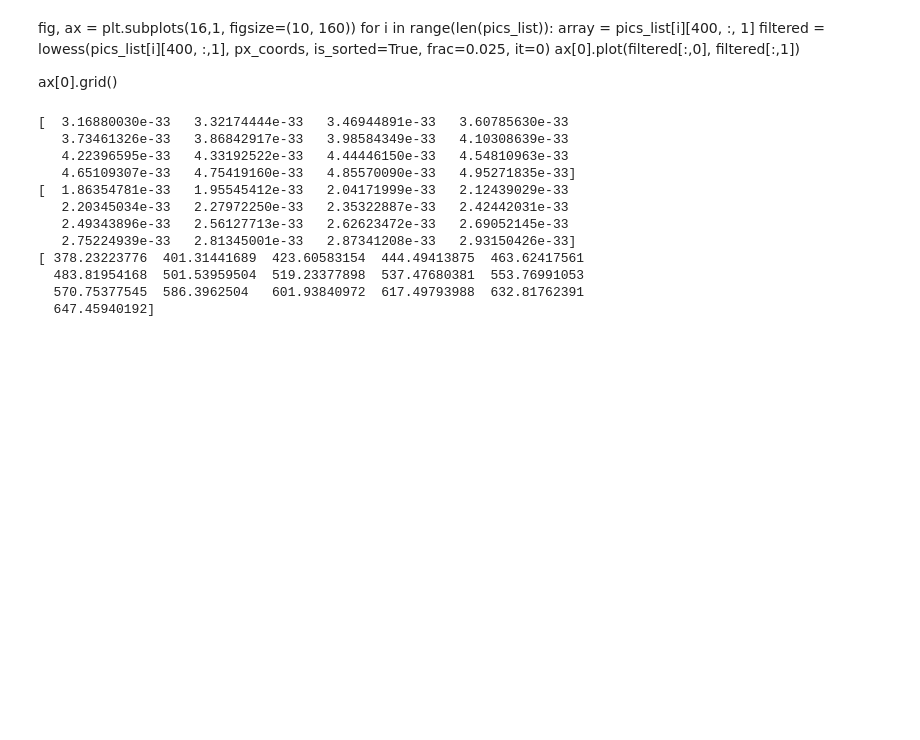
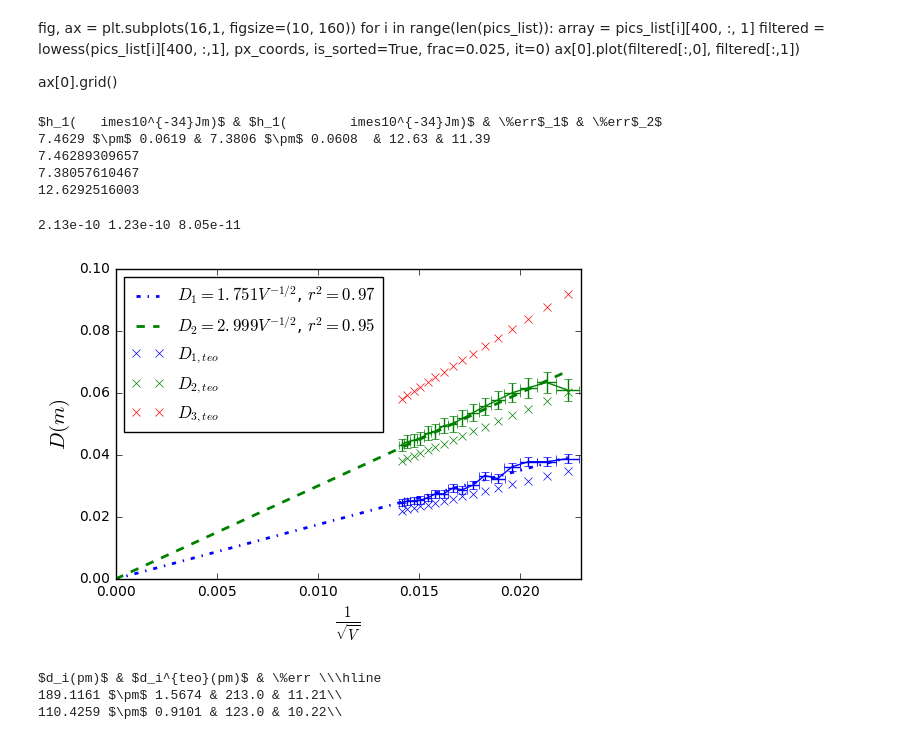
Before and after one commit to dforero0896/Laboratorio_Intermedio, a Jupyter notebook: Difr_electrones/difr_elec.ipynb, the cells around one changed output. Cells and saved outputs as stored; diff of their text form; code cells hidden in the pictures; blank space fills up the shorter version.

```diff
--- a/Difr_electrones/difr_elec.ipynb
+++ b/Difr_electrones/difr_elec.ipynb
@@ -206,22 +239,51 @@ for i in range(len(pics_list)):
     ax[0].plot(filtered[:,0], filtered[:,1])
 
 ax[0].grid()
-# %%
-h_exp_1 = np.sqrt(2*m_e*e*Volt)*2*d1/1 * np.sin(0.5*np.arctan(D1/2*13.5))
-h_exp_2 = np.sqrt(2*m_e*e*Volt)*2*d2/2 * np.sin(0.5*np.arctan(D2/2*13.5))
-print h_exp_1
-print h_exp_2
-print 100*abs(h-h_exp_1)/h
-# %% [output]
-[  3.16880030e-33   3.32174444e-33   3.46944891e-33   3.60785630e-33
-   3.73461326e-33   3.86842917e-33   3.98584349e-33   4.10308639e-33
-   4.22396595e-33   4.33192522e-33   4.44446150e-33   4.54810963e-33
-   4.65109307e-33   4.75419160e-33   4.85570090e-33   4.95271835e-33]
-[  1.86354781e-33   1.95545412e-33   2.04171999e-33   2.12439029e-33
-   2.20345034e-33   2.27972250e-33   2.35322887e-33   2.42442031e-33
-   2.49343896e-33   2.56127713e-33   2.62623472e-33   2.69052145e-33
-   2.75224939e-33   2.81345001e-33   2.87341208e-33   2.93150426e-33]
-[ 378.23223776  401.31441689  423.60583154  444.49413875  463.62417561
-  483.81954168  501.53959504  519.23377898  537.47680381  553.76991053
-  570.75377545  586.3962504   601.93840972  617.49793988  632.81762391
-  647.45940192]
+# %%
+h_exp_1 = d1_teo*popt[0]*np.sqrt(2*m_e*e)/(2*13.5e-2)
+h_exp_2 = d2_teo*popt2[0]*np.sqrt(2*m_e*e)/(2*13.5e-2)
+h_exp_1_un=d1_teo*perr[0]*np.sqrt(2*m_e*e)/(2*13.5e-2)
+h_exp_2_un=d2_teo*perr2[0]*np.sqrt(2*m_e*e)/(2*13.5e-2)
+
+print '$h_1(\times10^{-34}Jm)$ & $h_1(\times10^{-34}Jm)$ & \%err$_1$ & \%err$_2$'
+print '%.4f $\pm$ %.4f & %.4f $\pm$ %.4f  & %.2f & %.2f'%(1e34*h_exp_1, 1e34*h_exp_1_un, 1e34*h_exp_2, 1e34*h_exp_2_un, 100*abs(h-h_exp_1)/h, 100*abs(h-h_exp_2)/h)
+print h_exp_1*1e34
+print h_exp_2*1e34
+print 100*abs(h-h_exp_1)/h
+# %% [output]
+$h_1(   imes10^{-34}Jm)$ & $h_1(        imes10^{-34}Jm)$ & \%err$_1$ & \%err$_2$
+7.4629 $\pm$ 0.0619 & 7.3806 $\pm$ 0.0608  & 12.63 & 11.39
+7.46289309657
+7.38057610467
+12.6292516003
+# %%
+d3_teo=80.5e-12
+D1_teo=2*13.5e-2*lambdas_deBroglie/d1_teo
+D2_teo=2*13.5e-2*lambdas_deBroglie/d2_teo
+D3_teo=2*13.5e-2*lambdas_deBroglie/d3_teo
+plt.plot(x, func(x, *popt), label='$D_1=%.3f V^{-1/2}$, $r^2=%.2f$'%(popt[0],corr_d1),ls='-.', lw=2, c='b')
+plt.plot(x, func(x, *popt2), label='$D_2=%.3f V^{-1/2}$, $r^2=%.2f$'%(popt2[0], corr_d2), ls='--', lw=2, c='g')
+plt.plot(1./(np.sqrt(Volt)), D1_teo, 'x', label='$D_{1,teo}$')
+plt.plot(1./(np.sqrt(Volt)), D2_teo, 'x', label='$D_{2,teo}$')
+plt.plot(1./(np.sqrt(Volt)), D3_teo, 'x', label='$D_{3,teo}$')
+plt.xlim(0, 0.023)
+print d1_teo, d2_teo, d3_teo
+
+
+plt.errorbar(1./np.sqrt(Volt), D1*1e-2, xerr=D2_x_errors, yerr = D1_errors, marker='+', color='b')
+plt.errorbar(1./np.sqrt(Volt), D2*1e-2,xerr=D2_x_errors, yerr = D2_errors, marker='+', color='g')
+plt.legend(loc=0)
+plt.xlabel('$\\frac{1}{\sqrt{V}}$', fontsize=15)
+plt.ylabel('$D(m)$', fontsize=15)
+plt.savefig('theo_ds.png', dpi=300)
+# %% [output]
+2.13e-10 1.23e-10 8.05e-11
+[figure, added]
+# %%
+print '$d_i(pm)$ & $d_i^{teo}(pm)$ & \%err \\\\\\hline'
+print '%.4f $\pm$ %.4f & %.1f & %.2f\\\\'%(d1*1e12, d1*1e12*perr[0]/popt[0], d1_teo*1e12, 100*abs(d1_teo-d1)/d1_teo)
+print '%.4f $\pm$ %.4f & %.1f & %.2f\\\\'%(d2*1e12, d2*1e12*perr2[0]/popt2[0], d2_teo*1e12, 100*abs(d2_teo-d2)/d2_teo)
+# %% [output]
+$d_i(pm)$ & $d_i^{teo}(pm)$ & \%err \\\hline
+189.1161 $\pm$ 1.5674 & 213.0 & 11.21\\
+110.4259 $\pm$ 0.9101 & 123.0 & 10.22\\
```
Also changed, not shown: parts of 8 cells of this notebook, 24 other files.
